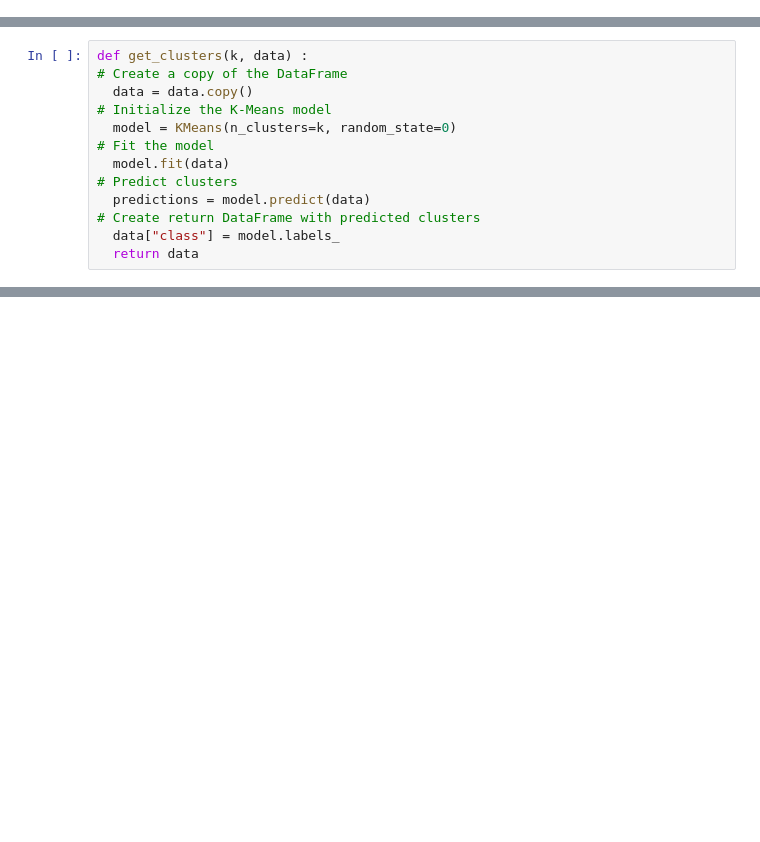
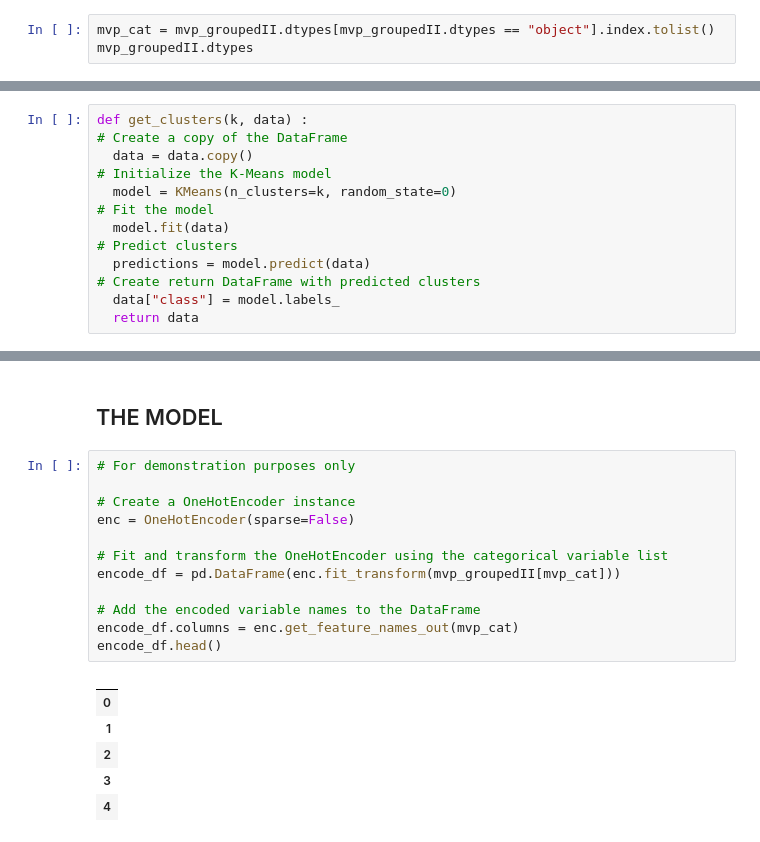
Before and after one commit to mrneuenschwander/Bootcamp-Final-Project, a Jupyter notebook: jupyter/NN_Bootcamp_Challenge.ipynb, the cells around one changed output, grey strips where cells are left out. Cells and saved outputs as stored; diff of their text form; blank space fills up the shorter version.

Commit message:
added model ipynb

```diff
--- a/jupyter/NN_Bootcamp_Challenge.ipynb
+++ b/jupyter/NN_Bootcamp_Challenge.ipynb
@@ -7,0 +92,3 @@ nba_cleaning.head()
+# %%
+mvp_cat = mvp_groupedII.dtypes[mvp_groupedII.dtypes == "object"].index.tolist()
+mvp_groupedII.dtypes
@@ -26,0 +209,21 @@ two_clusters.hvplot.scatter(x="ast_per_g", y="award_share", by="class", marker="
+# %% [markdown]
+## THE MODEL
+# %%
+# For demonstration purposes only
+
+# Create a OneHotEncoder instance
+enc = OneHotEncoder(sparse=False)
+
+# Fit and transform the OneHotEncoder using the categorical variable list
+encode_df = pd.DataFrame(enc.fit_transform(mvp_groupedII[mvp_cat]))
+
+# Add the encoded variable names to the DataFrame
+encode_df.columns = enc.get_feature_names_out(mvp_cat)
+encode_df.head()
+# %% [output]
+|  |
+| 0 |
+| 1 |
+| 2 |
+| 3 |
+| 4 |
```
Also changed, not shown: parts of 21 cells of this notebook.
